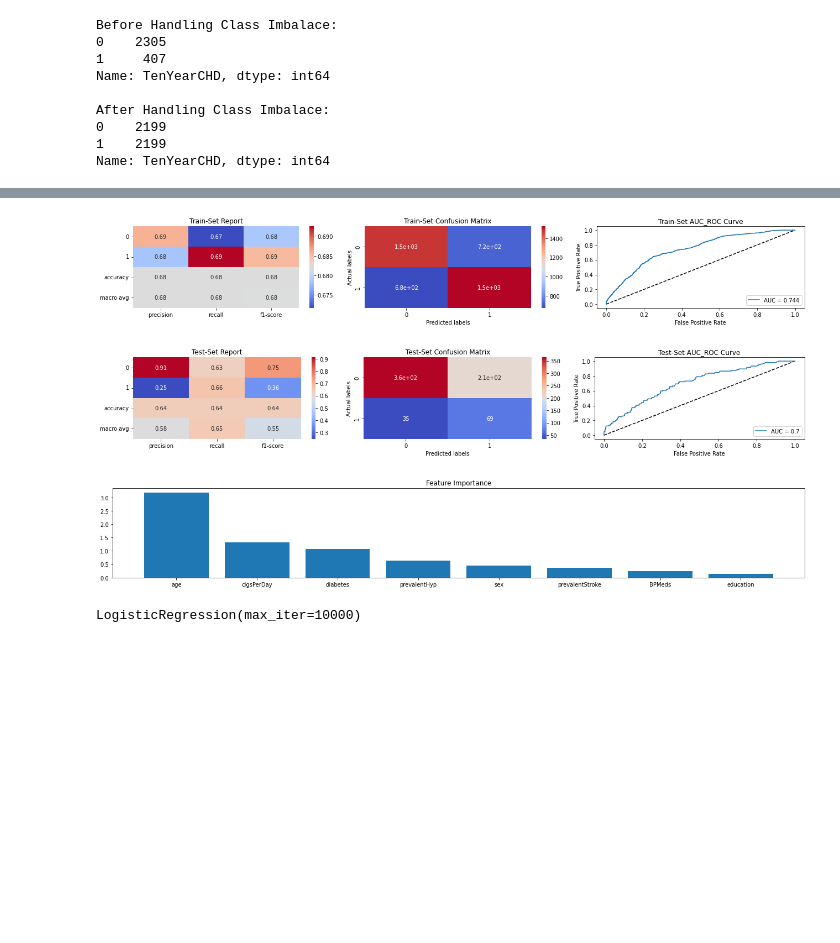
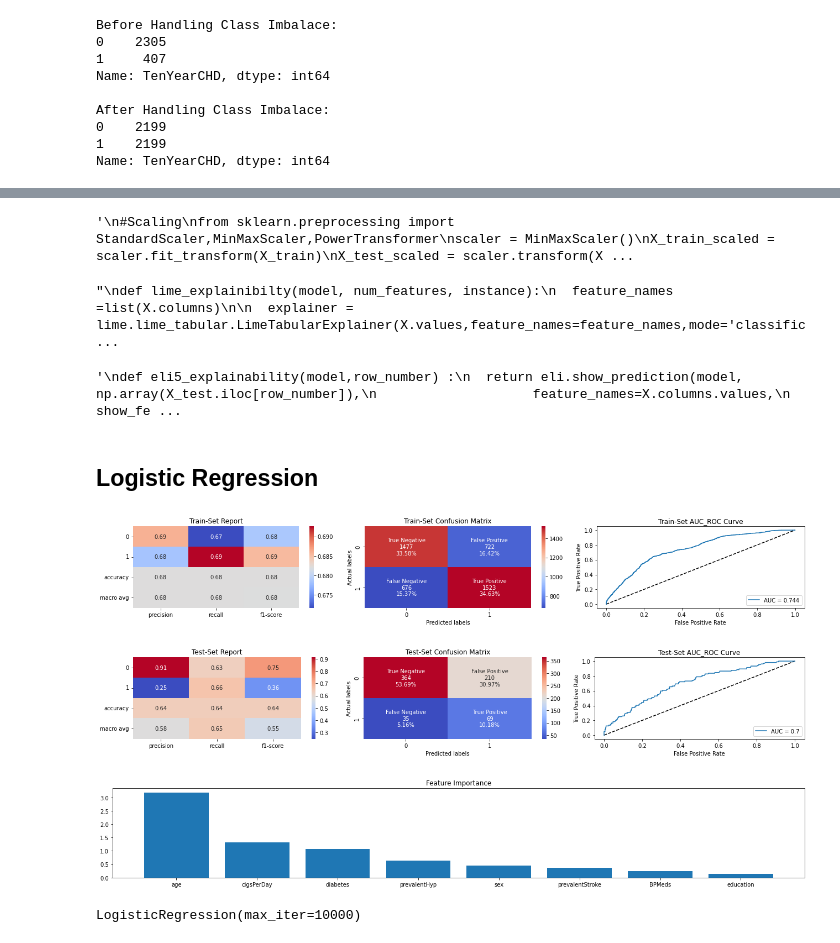
Before and after one commit to Sarath-Haridas/Capstone_Project_3_Cardiovascular_Risk_prediction, a Jupyter notebook: Work_in_progress_Cardiovascular_Risk_Prediction_.ipynb, the cells around one changed output, grey strips where cells are left out. Cells and saved outputs as stored; diff of their text form; code cells hidden in the pictures; blank space fills up the shorter version.

```diff
--- a/Work_in_progress_Cardiovascular_Risk_Prediction_.ipynb
+++ b/Work_in_progress_Cardiovascular_Risk_Prediction_.ipynb
@@ -581,12 +583,16 @@ scoring = make_scorer(f1_score, pos_label=1)
 features = [i for i in df.columns if i not in ['TenYearCHD']]
 
 # Splitting the data into train and test
-X = scaler.fit_transform(df[independent_variables])
+X = df[independent_variables]
 y = df['TenYearCHD']
 X_train, X_test, y_train, y_test = train_test_split( X,y , test_size = 0.2, random_state = 0)
 
+#Scaling the data
+X_train_scaled = scaler.fit_transform(X_train)
+X_test_scaled = scaler.transform(X_test)
+
 # Handling class imbalance by oversampling followed by removing the Tomek link
-X_smote, y_smote = SMOTETomek(random_state=42).fit_resample(X_train, y_train)
+X_smote, y_smote = SMOTETomek(random_state=42).fit_resample(X_train_scaled, y_train)
 
 # Checking Value counts for both classes Before and After handling Class Imbalance:
 for col,label in [[y_train,"Before"],[y_smote,'After']]:
@@ -641,9 +644,13 @@ X_train, X_test, y_train, y_test = train_test_split(X_smote, y_smote, test_size
 # %%
+'''
 #Scaling
 from sklearn.preprocessing import StandardScaler,MinMaxScaler,PowerTransformer
 scaler = MinMaxScaler()
 X_train_scaled = scaler.fit_transform(X_train)
 X_test_scaled = scaler.transform(X_test)
+'''
+# %% [output]
+'\n#Scaling\nfrom sklearn.preprocessing import StandardScaler,MinMaxScaler,PowerTransformer\nscaler = MinMaxScaler()\nX_train_scaled = scaler.fit_transform(X_train)\nX_test_scaled = scaler.transform(X ...
 # %%
 # Defining a function to train the input model and print evaluation matrix
 def analyse_model(model, X_train, X_test, y_train, y_test):
@@ -668,12 +675,21 @@ def analyse_model(model, X_train, X_test, y_train, y_test):
     # Classification report
     plt.figure(figsize=(18,3))
     plt.subplot(1,3,1)
-    sns.heatmap(report.iloc[:-1, :-1].T, annot=True, cmap='coolwarm')
+    sns.heatmap(report.iloc[:-1, :-1].T, annot=True, cmap='seismic')
     plt.title(f'{label} Report')
 
     # Confusion Matrix
     plt.subplot(1,3,2)
-    sns.heatmap(confusion_matrix(y_true=act, y_pred=pred), annot=True, cmap='coolwarm')
+    cf_matrix = confusion_matrix(y_true=act, y_pred=pred)
+    group_names = ['True Negative','False Positive','False Negative','True Positive']
+    group_counts = ["{0:0.0f}".format(value) for value in
+                cf_matrix.flatten()]
+    group_percentages = ["{0:.2%}".format(value) for value in
+                     cf_matrix.flatten()/np.sum(cf_matrix)]
+    labels = [f"{v1}\n{v2}\n{v3}" for v1, v2, v3 in
+          zip(group_names,group_counts,group_percentages)]
+    labels = np.asarray(labels).reshape(2,2)
+    sns.heatmap(cf_matrix, annot=labels,fmt="", cmap='coolwarm')
     plt.title(f'{label} Confusion Matrix')
     plt.xlabel('Predicted labels')
     plt.ylabel('Actual labels')
@@ -726,6 +742,8 @@ def lime_explainibilty(model, num_features, instance):
 
   exp.show_in_notebook(show_table=True)
   '''
+# %% [output]
+"\ndef lime_explainibilty(model, num_features, instance):\n  feature_names =list(X.columns)\n\n  explainer = lime.lime_tabular.LimeTabularExplainer(X.values,feature_names=feature_names,mode='classific ...
 # %%
 '''
 def eli5_explainability(model,row_number) :
@@ -733,12 +751,16 @@ def eli5_explainability(model,row_number) :
                     feature_names=X.columns.values,
                     show_feature_values=True)
 '''
+# %% [output]
+'\ndef eli5_explainability(model,row_number) :\n  return eli.show_prediction(model, np.array(X_test.iloc[row_number]),\n                    feature_names=X.columns.values,\n                    show_fe ...
+# %% [markdown]
+## <b> Logistic Regression
 # %%
 # Fitting Logistic Regression Model
 lr = LogisticRegression(fit_intercept=True, max_iter=10000)
-analyse_model(lr, X_smote, X_test, y_smote, y_test)
+analyse_model(lr, X_smote, X_test_scaled, y_smote, y_test)
 # %% [output]
-[figure, old version]
+[figure, new version]
-[figure, old version]
+[figure, new version]
 [figure]
 LogisticRegression(max_iter=10000)
```
Also changed, not shown: parts of 13 cells of this notebook.
